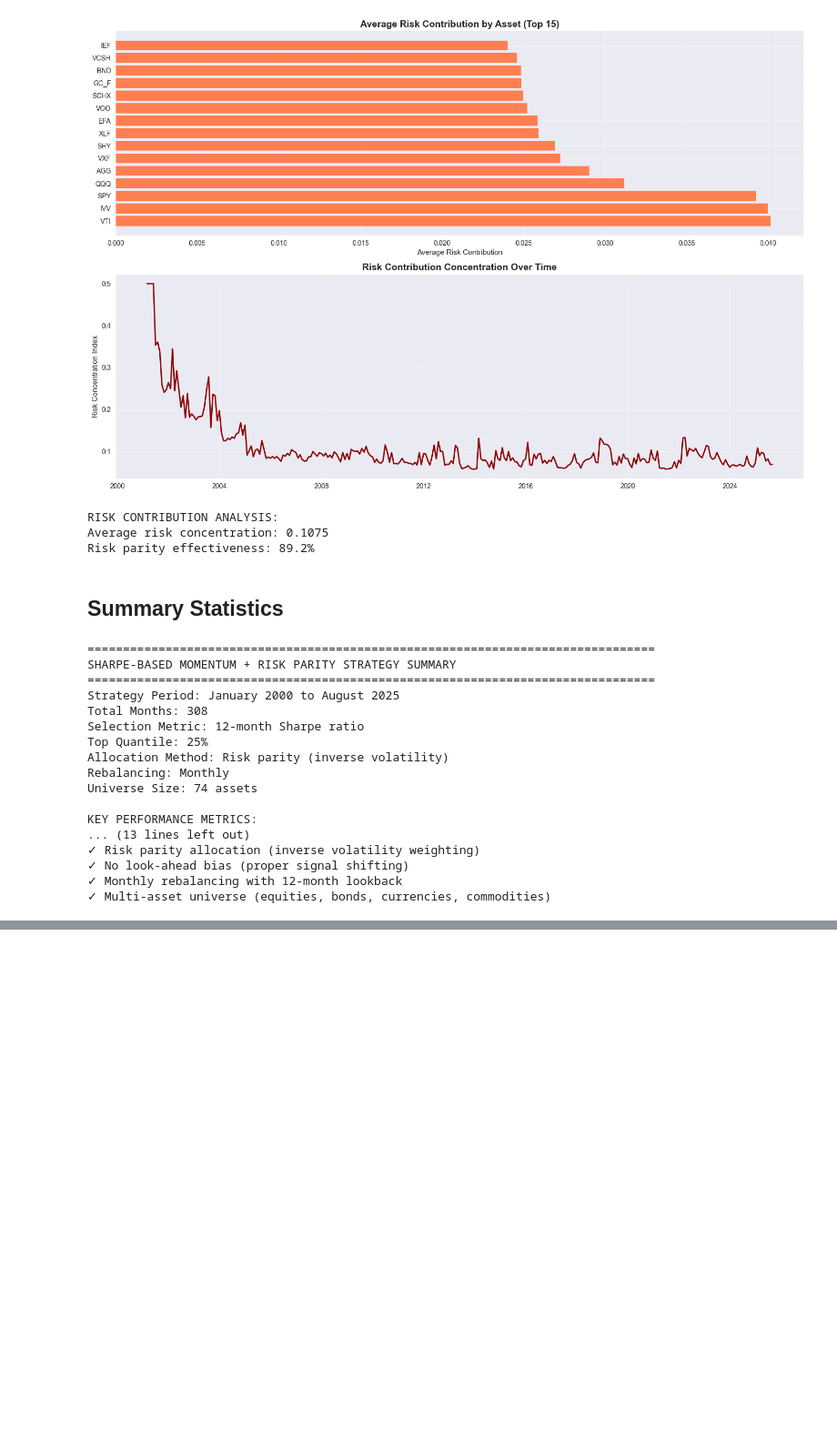
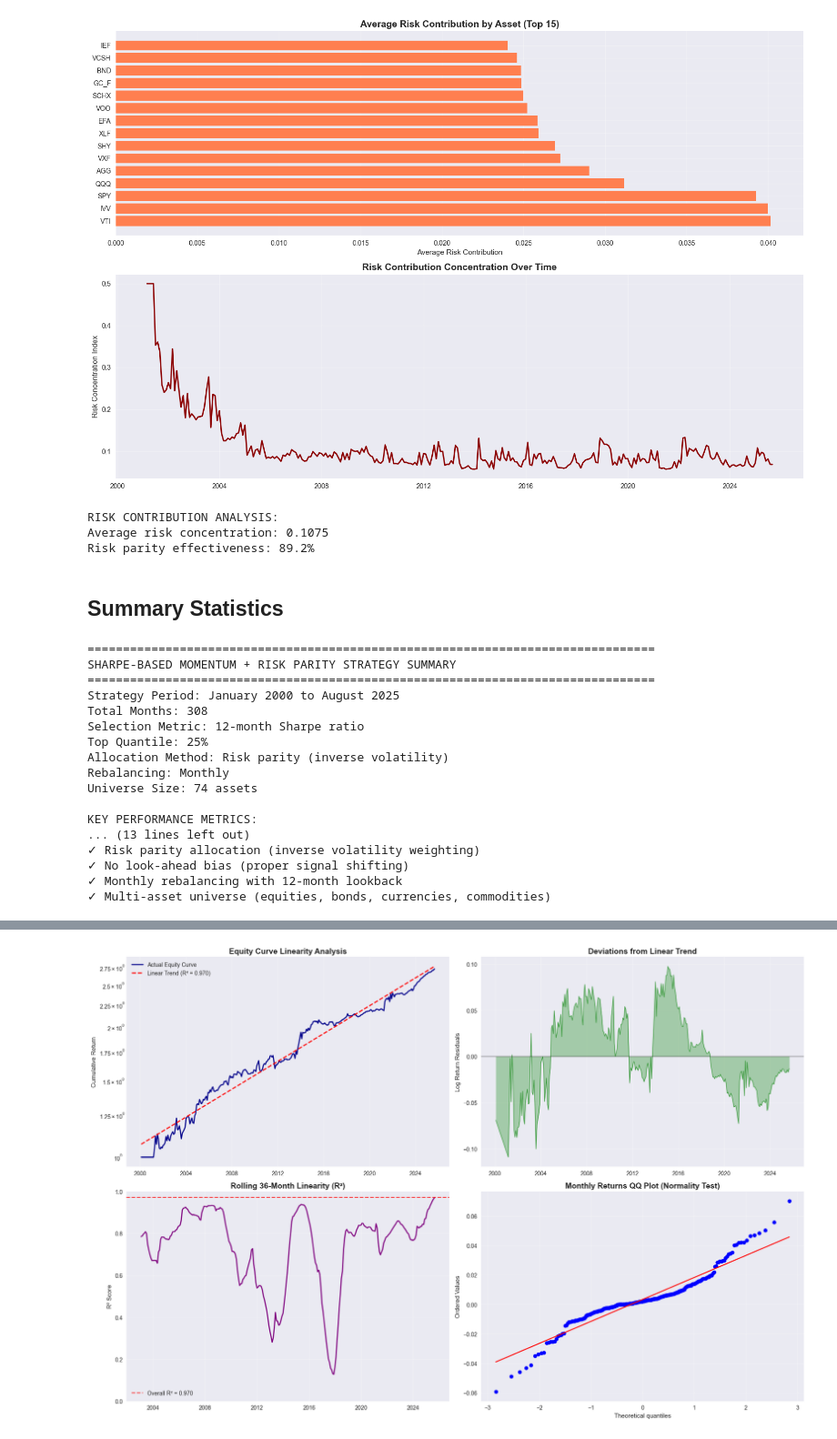
Before and after one commit to edoardoCame/Momentum-Top-Quintile, a Jupyter notebook: momentum_analysis.ipynb, the cells around one changed output, grey strips where cells are left out. Shown at 91% size. Cells and saved outputs as stored; diff of their text form; code cells hidden in the pictures; blank space fills up the shorter version.

```diff
--- a/momentum_analysis.ipynb
+++ b/momentum_analysis.ipynb
@@ -453,0 +874,94 @@ KEY PERFORMANCE METRICS:
+# %%
+# Advanced equity curve analysis
+portfolio_returns_clean = portfolio_returns.dropna()
+portfolio_cumulative_clean = portfolio_cumulative.dropna()
+
+# Create time index for regression analysis
+time_index = np.arange(len(portfolio_cumulative_clean))
+
+# === EQUITY CURVE LINEARITY ANALYSIS ===
+fig, ((ax1, ax2), (ax3, ax4)) = plt.subplots(2, 2, figsize=(18, 12))
+
+# Plot 1: Equity curve linearity analysis with R²
+log_returns = np.log(portfolio_cumulative_clean)
+X = time_index.reshape(-1, 1)
+y = log_returns.values
+
+# Linear regression
+reg = LinearRegression().fit(X, y)
+y_pred = reg.predict(X)
+r2_score = reg.score(X, y)
+
+# Calculate trend statistics
+slope = reg.coef_[0]
+annualized_slope = slope * 12  # Convert to annual
+trend_volatility = np.std(y - y_pred)
+
+ax1.plot(portfolio_cumulative_clean.index, portfolio_cumulative_clean,
+         linewidth=2, label='Actual Equity Curve', color='darkblue')
+ax1.plot(portfolio_cumulative_clean.index, np.exp(y_pred),
+         linewidth=2, linestyle='--', label=f'Linear Trend (R² = {r2_score:.3f})', color='red')
+ax1.set_title('Equity Curve Linearity Analysis', fontsize=14, fontweight='bold')
+ax1.set_ylabel('Cumulative Return')
+ax1.legend()
+ax1.grid(True, alpha=0.3)
+ax1.set_yscale('log')
+
+# Plot 2: Residuals from linear trend
+residuals = y - y_pred
+ax2.plot(portfolio_cumulative_clean.index, residuals, linewidth=1, color='green', alpha=0.7)
+ax2.axhline(0, color='black', linestyle='-', alpha=0.3)
+ax2.fill_between(portfolio_cumulative_clean.index, residuals, 0, alpha=0.3, color='green')
+ax2.set_title('Deviations from Linear Trend', fontsize=14, fontweight='bold')
+ax2.set_ylabel('Log Return Residuals')
+ax2.grid(True, alpha=0.3)
+
+# Plot 3: Linearity metrics over time (rolling R²)
+window = 36  # 3 years
+rolling_r2 = []
+rolling_dates = []
+
+for i in range(window, len(portfolio_cumulative_clean)):
+    subset_time = time_index[i-window:i+1].reshape(-1, 1)
+    subset_log_returns = log_returns.iloc[i-window:i+1].values
+
+    if len(subset_time) > 10:  # Minimum observations
+        reg_rolling = LinearRegression().fit(subset_time, subset_log_returns)
+        rolling_r2.append(reg_rolling.score(subset_time, subset_log_returns))
+        rolling_dates.append(portfolio_cumulative_clean.index[i])
+
+ax3.plot(rolling_dates, rolling_r2, linewidth=2, color='purple')
+ax3.axhline(r2_score, color='red', linestyle='--', alpha=0.7,
+           label=f'Overall R² = {r2_score:.3f}')
+ax3.set_title(f'Rolling {window}-Month Linearity (R²)', fontsize=14, fontweight='bold')
+ax3.set_ylabel('R² Score')
+ax3.legend()
+ax3.grid(True, alpha=0.3)
+ax3.set_ylim(0, 1)
+
+# Plot 4: QQ plot for return normality
+stats.probplot(portfolio_returns_clean, dist="norm", plot=ax4)
+ax4.set_title('Monthly Returns QQ Plot (Normality Test)', fontsize=14, fontweight='bold')
+ax4.grid(True, alpha=0.3)
+
+plt.tight_layout()
+plt.show()
+
+# Print linearity statistics
+print("EQUITY CURVE LINEARITY STATISTICS:")
+print("=" * 50)
+print(f"Overall R² (goodness of linear fit): {r2_score:.4f}")
+print(f"Linear trend slope (monthly): {slope:.6f}")
+print(f"Annualized linear growth rate: {annualized_slope:.4f} ({annualized_slope*100:.2f}%)")
+print(f"Trend volatility (log scale): {trend_volatility:.4f}")
+print(f"Mean rolling R² ({window}-month): {np.mean(rolling_r2):.4f}")
+print(f"Std rolling R² ({window}-month): {np.std(rolling_r2):.4f}")
+
+# Shapiro-Wilk test for normality
+shapiro_stat, shapiro_p = stats.shapiro(portfolio_returns_clean)
+print(f"\nNORMALITY TEST (Shapiro-Wilk):")
+print(f"Test statistic: {shapiro_stat:.4f}")
+print(f"P-value: {shapiro_p:.6f}")
+print(f"Returns are {'normally' if shapiro_p > 0.05 else 'not normally'} distributed (α=0.05)")
+# %% [output]
+[figure, added]
```
Also changed, not shown: parts of 6 cells of this notebook, 1 other file.
